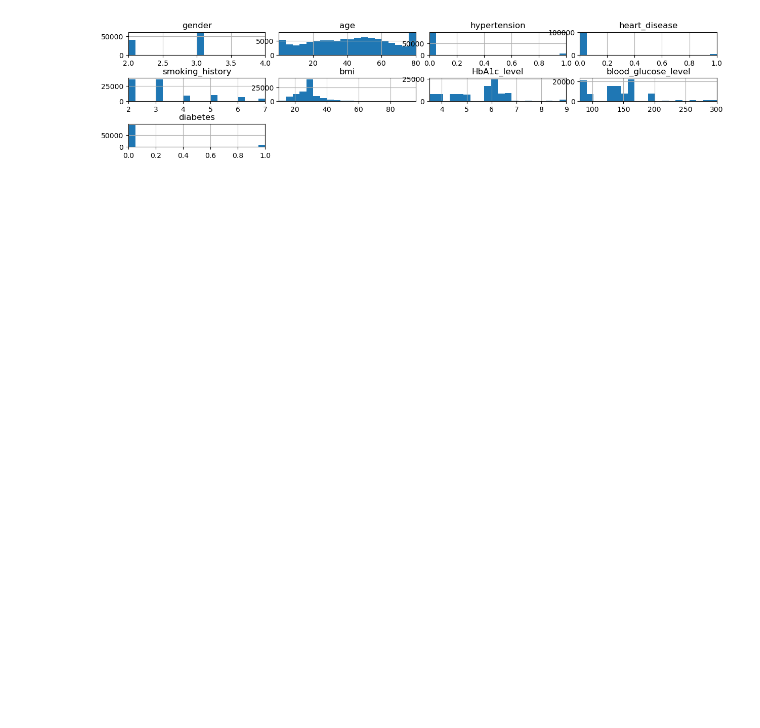
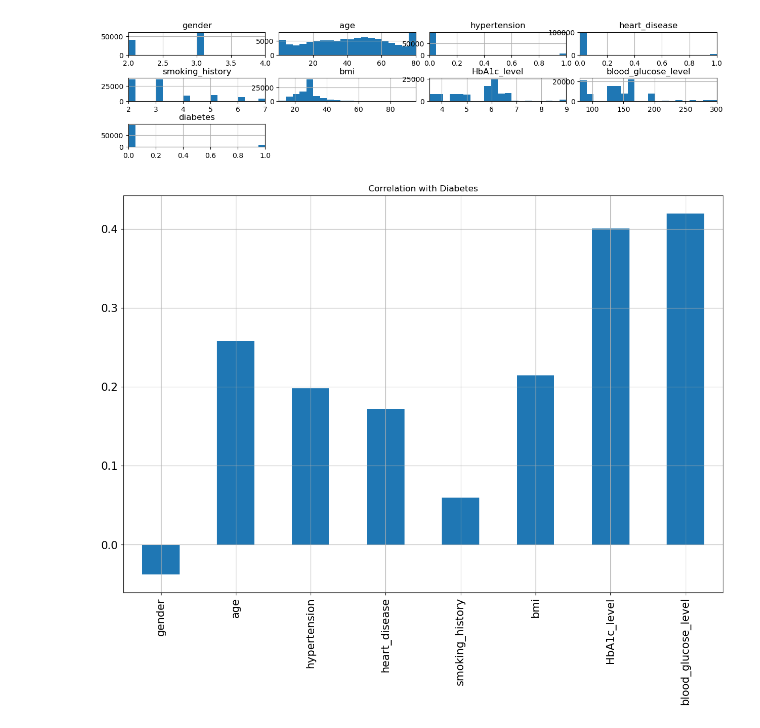
Before and after one commit to Kat2go/Project_4_Diabetes, a Jupyter notebook: Project 4 Diabetes.ipynb, the cells around one changed output. Saved outputs shown, nothing was run; the diff lists cells and outputs as text; code cells hidden in the pictures; blank space fills up the shorter version.

```diff
--- a/Project 4 Diabetes.ipynb
+++ b/Project 4 Diabetes.ipynb
@@ -140,3 +152,14 @@ for i, j in itertools.zip_longest(col, range(length)):
 plt.show()
 # %% [output]
 [figure]
+# %%
+target = Raw_data['diabetes']
+Raw_data.drop('diabetes', axis=1, inplace=True)
+# %%
+Raw_data.corrwith(target).plot.bar(
+    figsize=(15, 10), title='Correlation with Diabetes',
+    fontsize=15, rot=90, grid=True)
+plt.savefig('5')
+plt.show()
+# %% [output]
+[figure, added]
```
Also changed, not shown: parts of 5 cells of this notebook.
